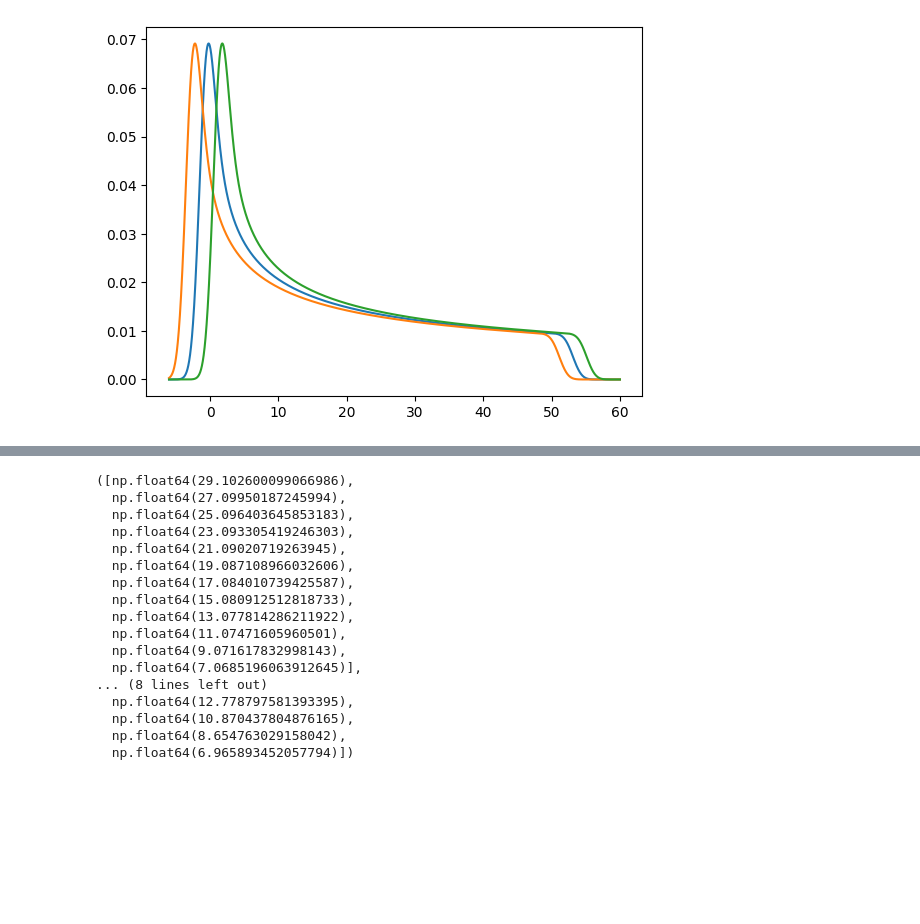
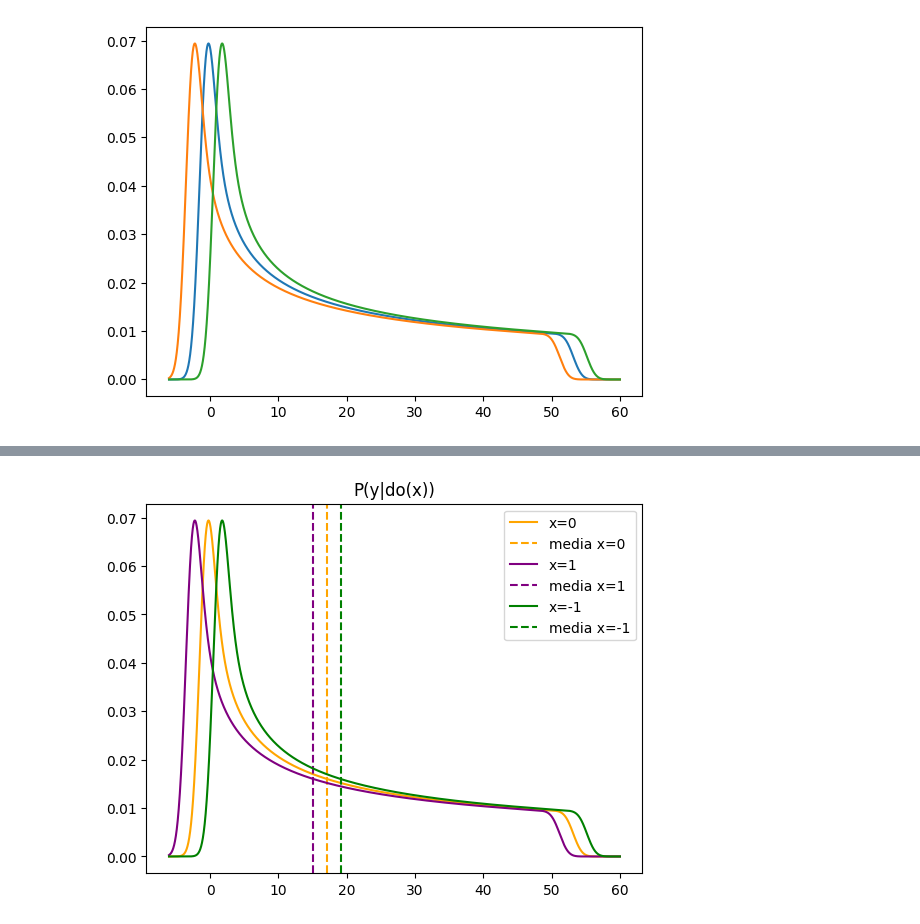
Before and after one commit to ulrich-marcelo/Inferencia-Bayesiana-Causal, a Jupyter notebook: Practicas/Unidad 4/practica4.ipynb, the cells around one changed output, grey strips where cells are left out. Saved outputs shown, nothing was run; the diff lists cells and outputs as text; code cells hidden in the pictures; blank space fills up the shorter version.

```diff
--- a/Practicas/Unidad 4/practica4.ipynb
+++ b/Practicas/Unidad 4/practica4.ipynb
@@ -100,32 +103,23 @@ np.dot(y_grilla,p1_Y_doX(y_grilla,-1).reshape((6600,))) * 0.01,np.dot(y_grilla,p
+# %%
+y_grilla = np.arange(-6, 60, 0.01)
+
+for x, color in zip([0, 1, -1], ['orange', 'purple', 'green']):
+    plt.plot(y_grilla, p1_Y_doX(y=y_grilla, x=x, blm1=blm1), label=f"x={x}", color=color)
+    plt.axvline(media(p1_Y_doX(y=y_grilla, x=x, blm1=blm1), y_grilla), label=f"media x={x}", linestyle='--', color=color)
+    plt.legend()
+
+plt.title("P(y|do(x))")
+# %% [output]
+[figure, added]
 # %%
 y_grilla = np.arange(-20,80,0.01)
 x_grilla = np.arange(-6,6,1)
 
-media_backdoor = []
-media_exp = []
+media_backdoor = [] # media/esperanza calculada mediante la aproximación por backdoor criteria
+media_exp = [] # media calculada a partir de las muestras simuladas
 
 for x in x_grilla:
     media_backdoor.append(media(p1_Y_doX(y_grilla,x),y_grilla))
     _,_,Yx = simular1(5000, x)
     media_exp.append(np.mean(Yx))
-
-media_backdoor,media_exp
-# %% [output]
-([np.float64(29.102600099066986),
-  np.float64(27.09950187245994),
-  np.float64(25.096403645853183),
-  np.float64(23.093305419246303),
-  np.float64(21.09020719263945),
-  np.float64(19.087108966032606),
-  np.float64(17.084010739425587),
-  np.float64(15.080912512818733),
-  np.float64(13.077814286211922),
-  np.float64(11.07471605960501),
-  np.float64(9.071617832998143),
-  np.float64(7.0685196063912645)],
-... (8 lines left out)
-  np.float64(12.778797581393395),
-  np.float64(10.870437804876165),
-  np.float64(8.654763029158042),
-  np.float64(6.965893452057794)])
 # %%
```
Also changed, not shown: parts of 24 cells of this notebook, 23 other files.
